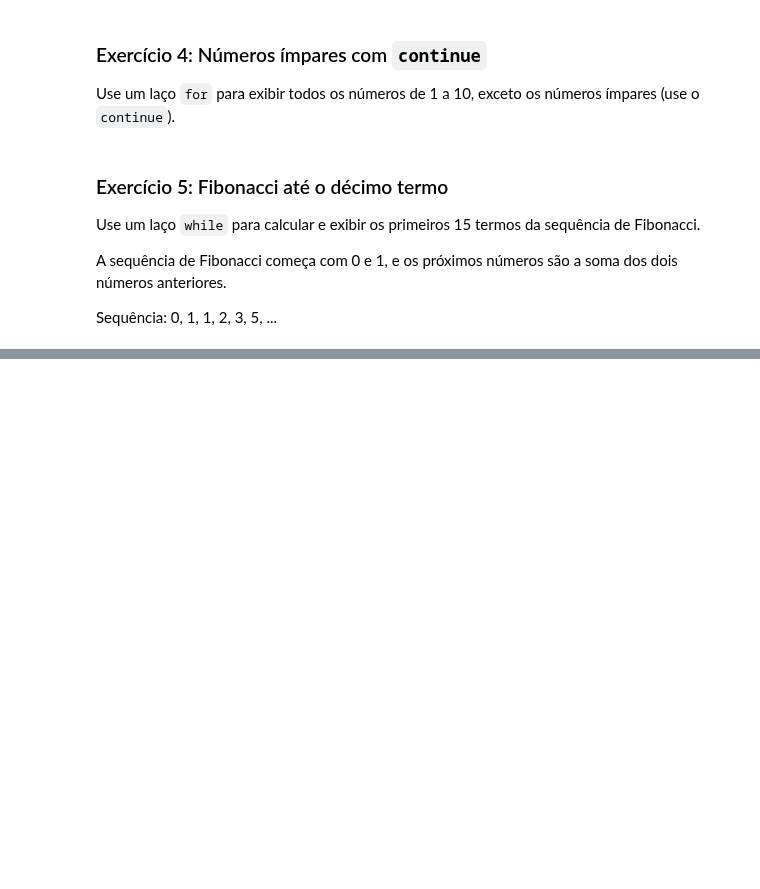
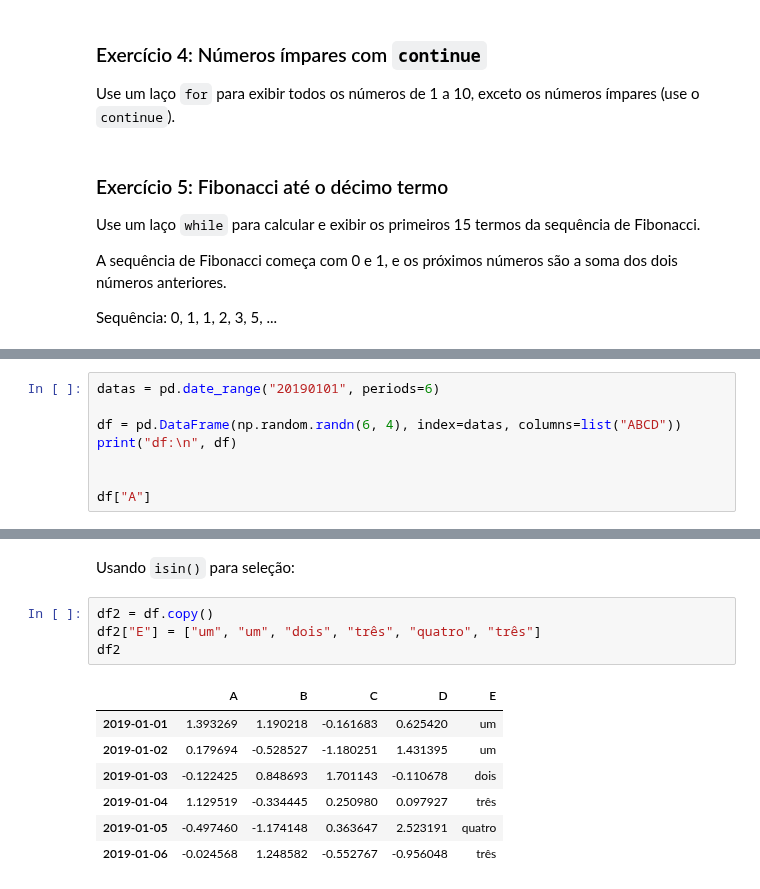
Before and after one commit to py241012463/CEE2, a Jupyter notebook: aulas.ipynb, the cells around one changed output, grey strips where cells are left out. Cells and saved outputs as stored; diff of their text form; blank space fills up the shorter version.

```diff
--- a/aulas.ipynb
+++ b/aulas.ipynb
@@ -1147,0 +2783,8 @@ Sequência: 0, 1, 1, 2, 3, 5, ...
+# %%
+datas = pd.date_range("20190101", periods=6)
+
+df = pd.DataFrame(np.random.randn(6, 4), index=datas, columns=list("ABCD"))
+print("df:\n", df)
+
+
+df["A"]
@@ -1147,0 +2986,14 @@ Sequência: 0, 1, 1, 2, 3, 5, ...
+# %% [markdown]
+Usando `isin()` para seleção:
+# %%
+df2 = df.copy()
+df2["E"] = ["um", "um", "dois", "três", "quatro", "três"]
+df2
+# %% [output]
+|  | A | B | C | D | E |
+| 2019-01-01 | 1.393269 | 1.190218 | -0.161683 | 0.625420 | um |
+| 2019-01-02 | 0.179694 | -0.528527 | -1.180251 | 1.431395 | um |
+| 2019-01-03 | -0.122425 | 0.848693 | 1.701143 | -0.110678 | dois |
+| 2019-01-04 | 1.129519 | -0.334445 | 0.250980 | 0.097927 | três |
+| 2019-01-05 | -0.497460 | -1.174148 | 0.363647 | 2.523191 | quatro |
+| 2019-01-06 | -0.024568 | 1.248582 | -0.552767 | -0.956048 | três |
```
Also changed, not shown: parts of 295 cells of this notebook.
